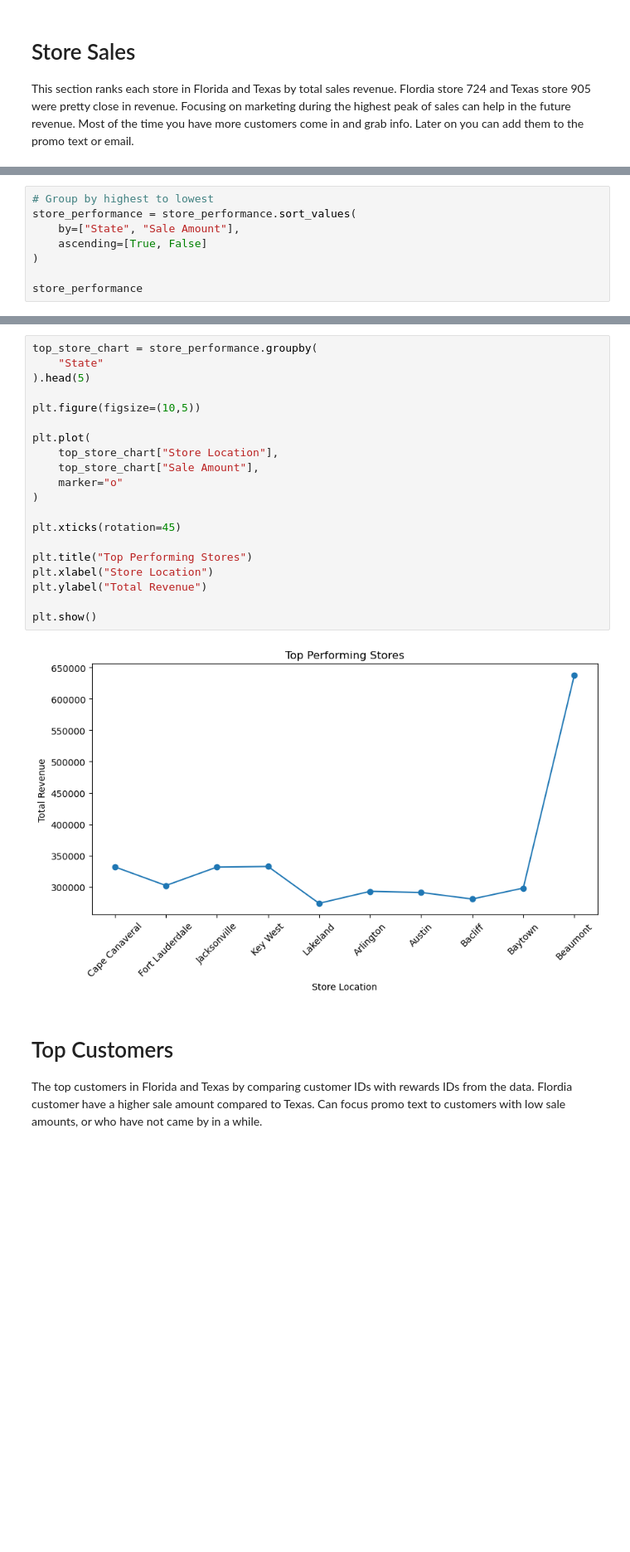
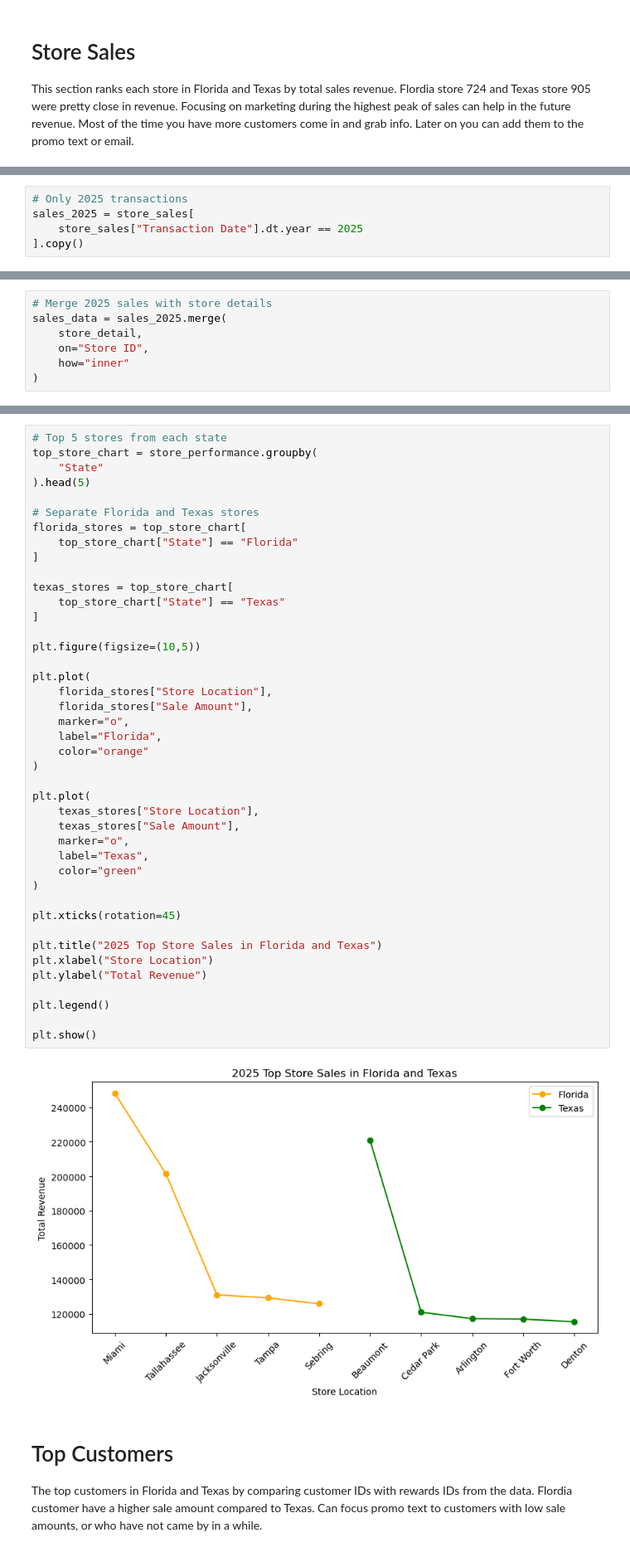
Before and after one commit to lalberto01/Capstone_2, a Jupyter notebook: Alberto_sales_analysis.ipynb, the cells around one changed output, grey strips where cells are left out. Shown at 83% size. Saved outputs shown, nothing was run; the diff lists cells and outputs as text; blank space fills up the shorter version.

```diff
--- a/Alberto_sales_analysis.ipynb
+++ b/Alberto_sales_analysis.ipynb
@@ -270,8 +293,5 @@ store_performance
 # %%
-# Group by highest to lowest
-store_performance = store_performance.sort_values(
-    by=["State", "Sale Amount"],
-    ascending=[True, False]
-)
-
-store_performance
+# Only 2025 transactions
+sales_2025 = store_sales[
+    store_sales["Transaction Date"].dt.year == 2025
+].copy()
@@ -295,0 +298,7 @@ store_performance
+# %%
+# Merge 2025 sales with store details
+sales_data = sales_2025.merge(
+    store_detail,
+    on="Store ID",
+    how="inner"
+)
@@ -296,25 +380,47 @@ store_performance
 # %%
+# Top 5 stores from each state
 top_store_chart = store_performance.groupby(
     "State"
 ).head(5)
 
+# Separate Florida and Texas stores
+florida_stores = top_store_chart[
+    top_store_chart["State"] == "Florida"
+]
+
+texas_stores = top_store_chart[
+    top_store_chart["State"] == "Texas"
+]
+
 plt.figure(figsize=(10,5))
 
 plt.plot(
-    top_store_chart["Store Location"],
-    top_store_chart["Sale Amount"],
-    marker="o"
+    florida_stores["Store Location"],
+    florida_stores["Sale Amount"],
+    marker="o",
+    label="Florida",
+    color="orange"
+)
+
+plt.plot(
+    texas_stores["Store Location"],
+    texas_stores["Sale Amount"],
+    marker="o",
+    label="Texas",
+    color="green"
 )
 
 plt.xticks(rotation=45)
 
-plt.title("Top Performing Stores")
+plt.title("2025 Top Store Sales in Florida and Texas")
 plt.xlabel("Store Location")
 plt.ylabel("Total Revenue")
 
+plt.legend()
+
 plt.show()
 # %% [output]
-[figure, old version]
+[figure, new version]
 # %% [markdown]
 # Top Customers
 The top customers in Florida and Texas by comparing customer IDs with rewards IDs from the data. Flordia customer have a higher sale amount compared to Texas. Can focus promo text to customers with low sale amounts, or who have not came by in a while.
```
Also changed, not shown: parts of 31 cells of this notebook.
